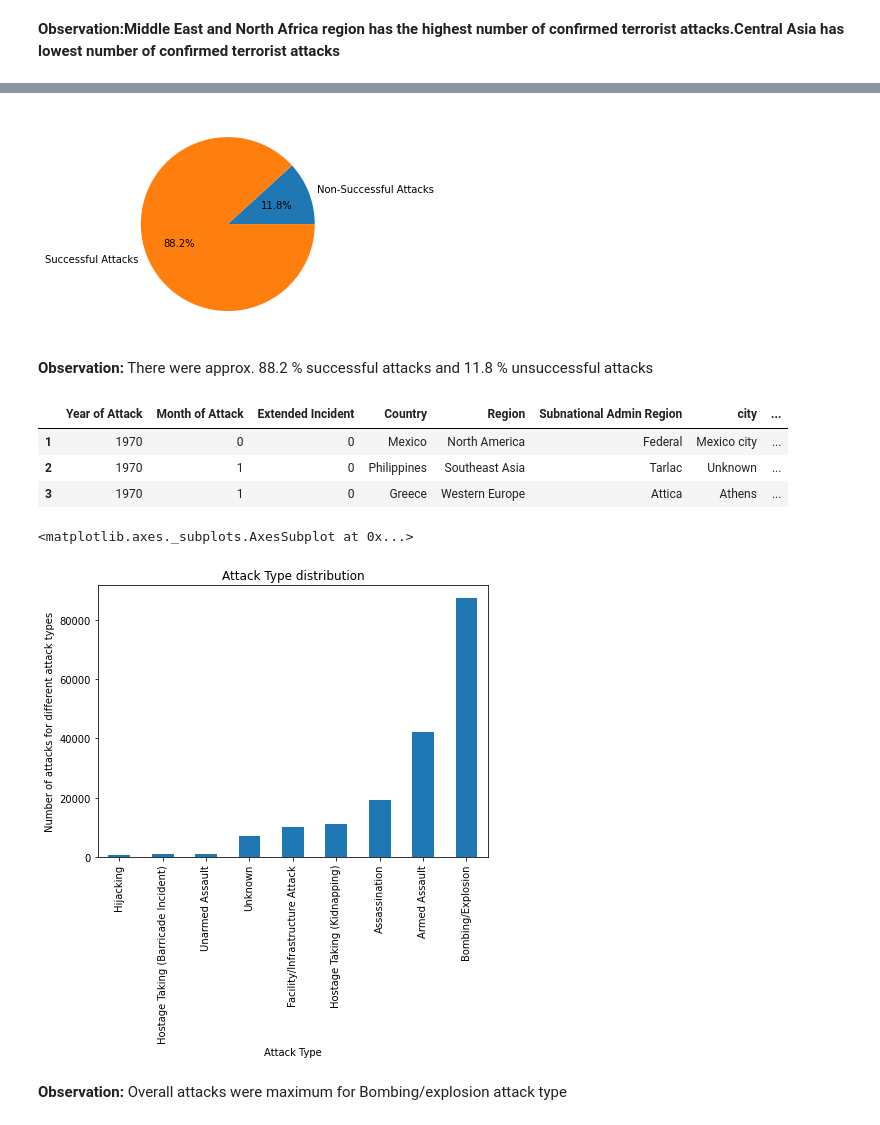
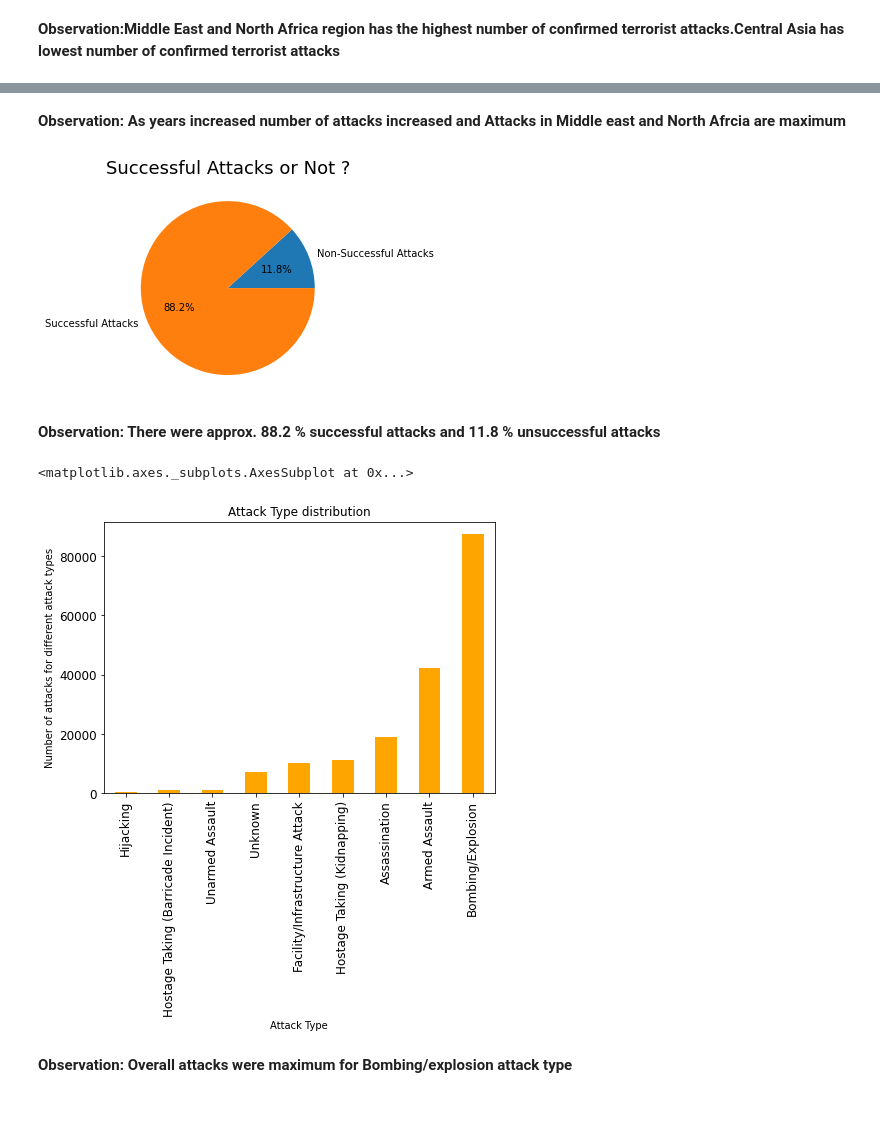
Before and after one commit to SAKSHIDHYANI/Global-Terrorism-Analysis, a Jupyter notebook: Global_Terrorism_Analysis.ipynb, the cells around one changed output, grey strips where cells are left out. Cells and saved outputs as stored; diff of their text form; code cells hidden in the pictures.

```diff
--- a/Global_Terrorism_Analysis.ipynb
+++ b/Global_Terrorism_Analysis.ipynb
@@ -351,31 +357,29 @@ GTD_data.head(3)
+# %% [markdown]
+**Observation: As years increased number of attacks increased and Attacks in Middle east and North Afrcia are maximum**
 # %%
 #Checking that how many terrorrist attacks were successful
+
 %matplotlib inline
 output_data = grouped_data('Successful Attack',GTD_data).to_frame()
-
 my_labels = ["Non-Successful Attacks ","Successful Attacks"]
 plt.pie(output_data['Successful Attack'],labels=my_labels,autopct='%.1f%%')
+
+plt.title("Successful Attacks or Not ?",fontsize = 18)
 plt.show()
 # %% [output]
-[figure, old version]
+[figure, new version]
 # %% [markdown]
-**Observation:** There were approx. 88.2 % successful attacks and 11.8 % unsuccessful attacks
+**Observation: There were approx. 88.2 % successful attacks and 11.8 % unsuccessful attacks**
-# %%
-GTD_data.head(3)
-# %% [output]
-|  | Year of Attack | Month of Attack | Extended Incident | Country | Region | Subnational Admin Region | city | ... |
-| 1 | 1970 | 0 | 0 | Mexico | North America | Federal | Mexico city | ... |
-| 2 | 1970 | 1 | 0 | Philippines | Southeast Asia | Tarlac | Unknown | ... |
-| 3 | 1970 | 1 | 0 | Greece | Western Europe | Attica | Athens | ... |
 # %%
+# Checking the number of attacks for each attack type category
 
 output_data = GTD_data.groupby(['Attack Type'])['Attack Type'].count()
-output_data.sort_values().plot.bar(ylabel="Number of attacks for different attack types",figsize=(7,5),title="Attack Type distribution")
+output_data.sort_values().plot.bar(ylabel="Number of attacks for different attack types",figsize=(7,5),title="Attack Type distribution",fontsize=12,color="orange")
 # %% [output]
 <matplotlib.axes._subplots.AxesSubplot at 0x...>
-[figure, old version]
+[figure, new version]
 # %% [markdown]
-**Observation:** Overall attacks were maximum for Bombing/explosion attack type
+**Observation: Overall attacks were maximum for Bombing/explosion attack type**
 # %%
 # function to check the attack types for different years pass year as variable
 def attacks_graph(num):
```
Also changed, not shown: parts of 53 cells of this notebook.
